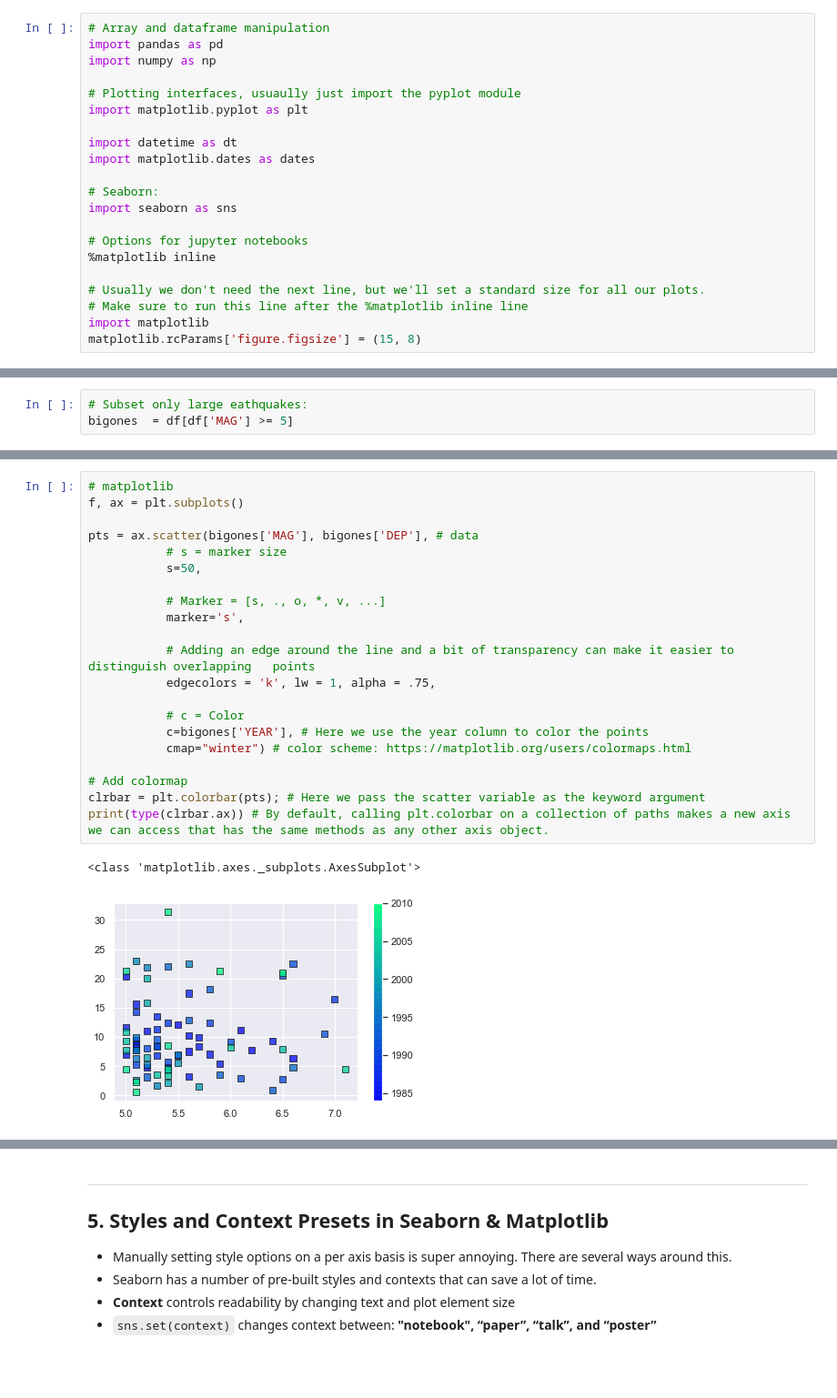
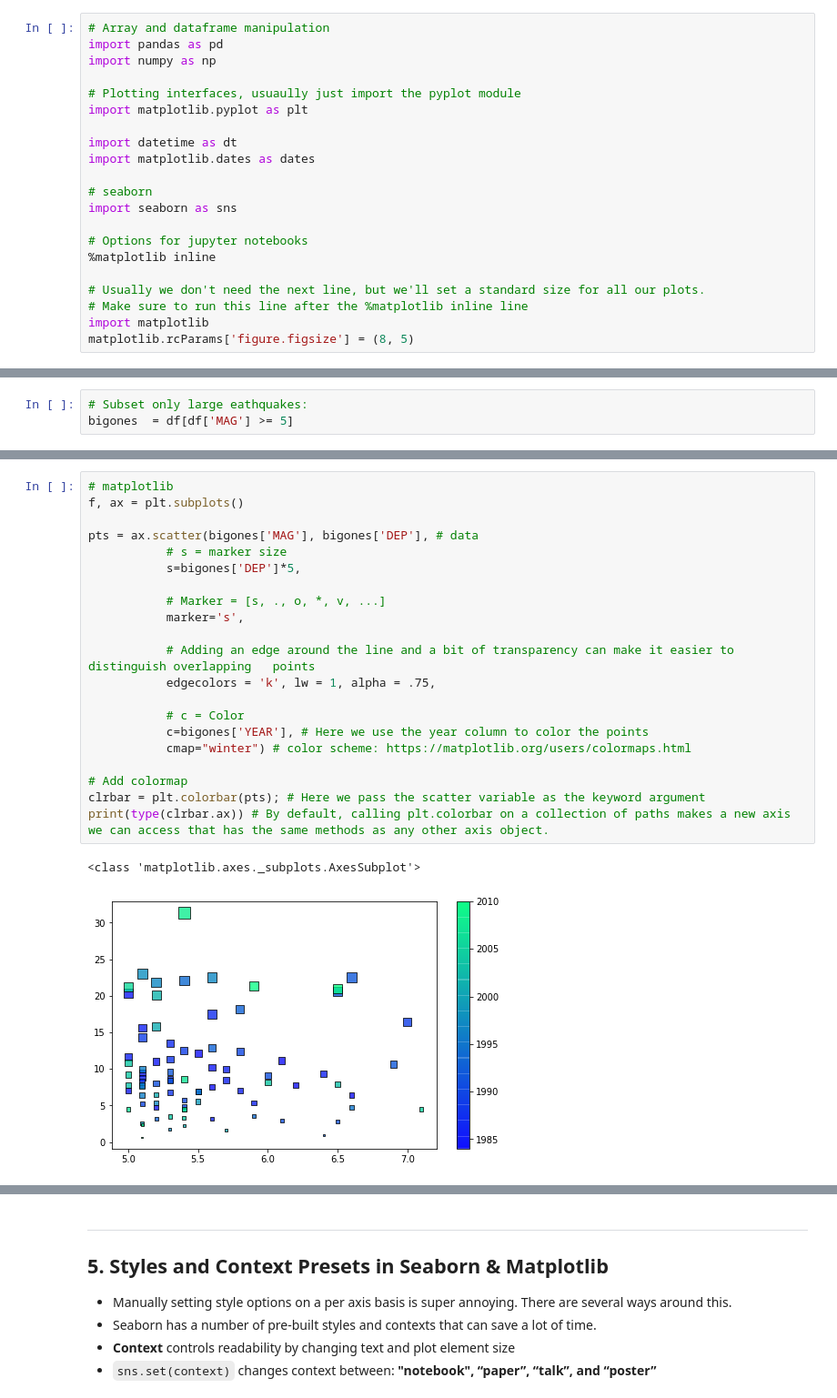
Before and after one commit to nuitrcs/pythonvisualization, a Jupyter notebook: plotting.ipynb, the cells around one changed output, grey strips where cells are left out. Shown at 91% size. Saved outputs shown, nothing was run; the diff lists cells and outputs as text; blank space fills up the shorter version.

```diff
--- a/plotting.ipynb
+++ b/plotting.ipynb
@@ -53,7 +53,7 @@ import matplotlib.pyplot as plt
 import datetime as dt
 import matplotlib.dates as dates
 
-# Seaborn:
+# seaborn
 import seaborn as sns
 
 # Options for jupyter notebooks
@@ -62,7 +62,7 @@ import seaborn as sns
 # Usually we don't need the next line, but we'll set a standard size for all our plots.
 # Make sure to run this line after the %matplotlib inline line
 import matplotlib
-matplotlib.rcParams['figure.figsize'] = (15, 8)
+matplotlib.rcParams['figure.figsize'] = (8, 5)
 # %% [markdown]
 Seaborn used to not be part of the Anaconda distribution, so if the above cell errors you'll need to install it.  Copy the command below into a new cell and run it (only the first time you need to use it):
 
@@ -261,24 +303,24 @@ print(type(clrbar.ax)) # By default, calling plt.colorbar on a collection of pat
 # %%
 # matplotlib
 f, ax = plt.subplots()
 
 pts = ax.scatter(bigones['MAG'], bigones['DEP'], # data
            # s = marker size
-           s=50,
+           s=bigones['DEP']*5,
 
            # Marker = [s, ., o, *, v, ...]
            marker='s',
 
            # Adding an edge around the line and a bit of transparency can make it easier to distinguish overlapping   points
            edgecolors = 'k', lw = 1, alpha = .75,
 
            # c = Color
            c=bigones['YEAR'], # Here we use the year column to color the points
            cmap="winter") # color scheme: https://matplotlib.org/users/colormaps.html
 
 # Add colormap
 clrbar = plt.colorbar(pts); # Here we pass the scatter variable as the keyword argument
 print(type(clrbar.ax)) # By default, calling plt.colorbar on a collection of paths makes a new axis we can access that has the same methods as any other axis object.
 # %% [output]
 <class 'matplotlib.axes._subplots.AxesSubplot'>
-[figure, old version]
+[figure, new version]
```
Also changed, not shown: parts of 122 cells of this notebook.
